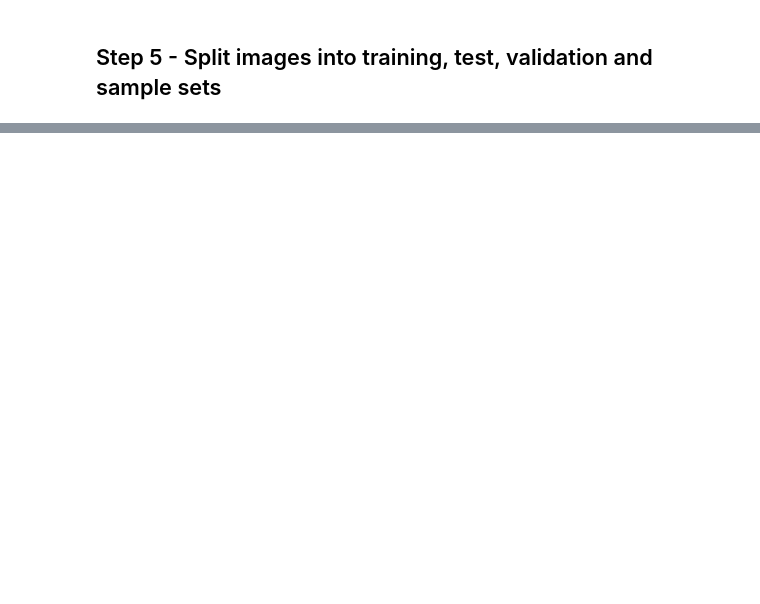
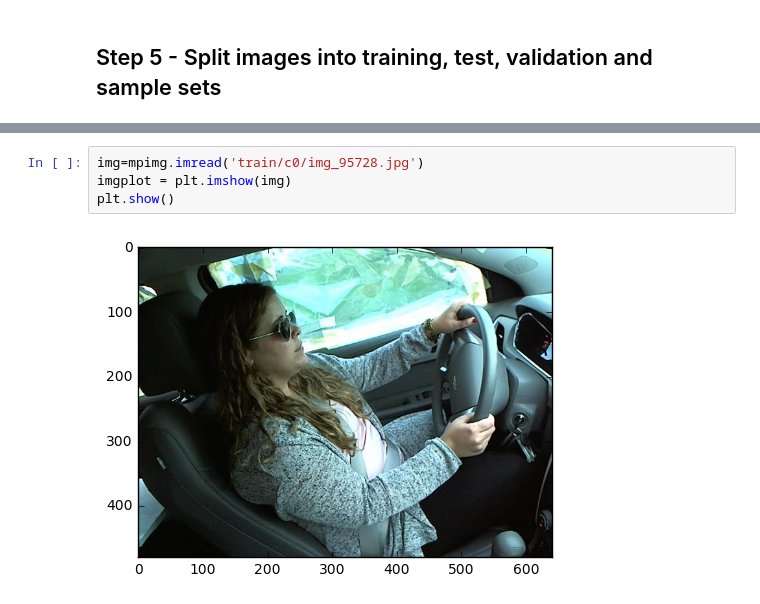
Before and after one commit to vivekbharadwaj/image_classification, a Jupyter notebook: kaggle_preprocessing_distracted_driver.ipynb, the cells around one changed output, grey strips where cells are left out. Cells and saved outputs as stored; diff of their text form; blank space fills up the shorter version.

```diff
--- a/kaggle_preprocessing_distracted_driver.ipynb
+++ b/kaggle_preprocessing_distracted_driver.ipynb
@@ -265,0 +366,6 @@ FIN. Step 7 onwards will be in another ipynb. I want to logically break here bec
+# %%
+img=mpimg.imread('train/c0/img_95728.jpg')
+imgplot = plt.imshow(img)
+plt.show()
+# %% [output]
+[figure, added]
```
Also changed, not shown: parts of 70 cells of this notebook.
